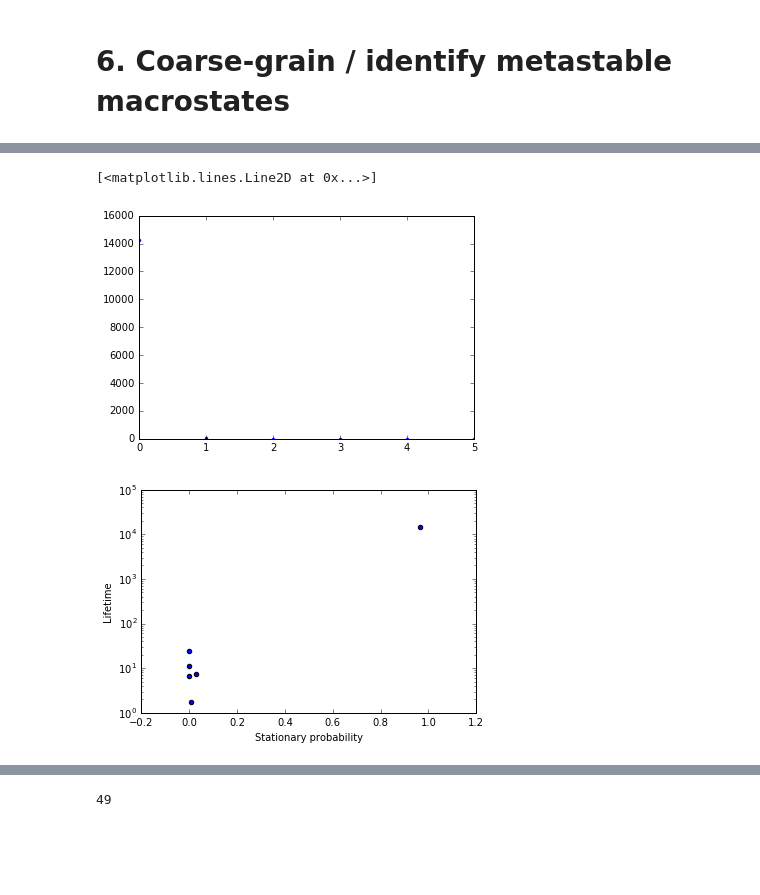
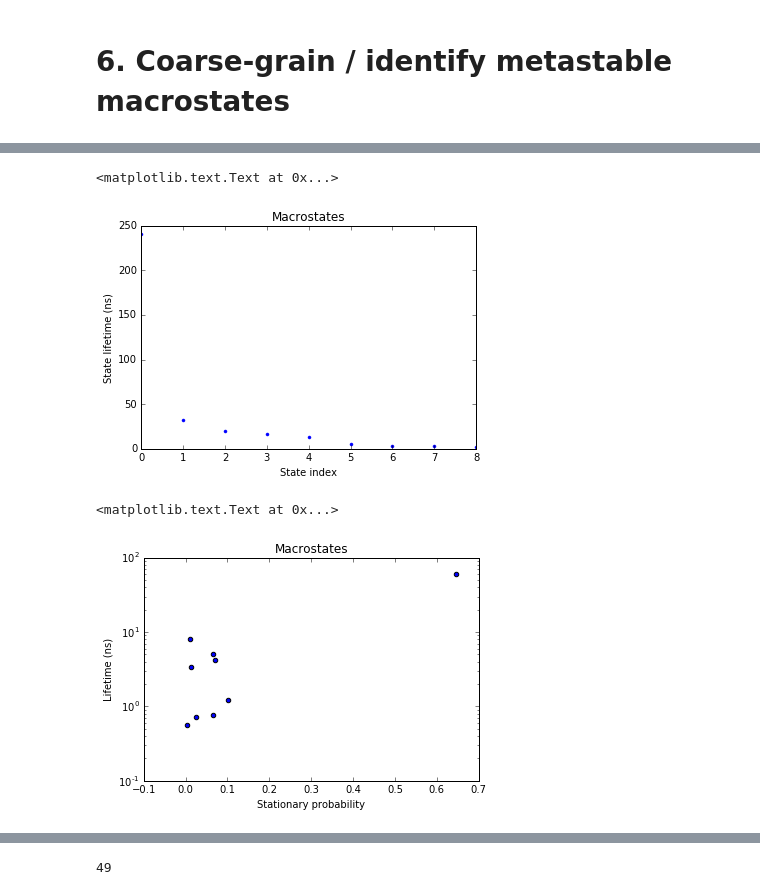
Before and after one commit to maxentile/MSMs, a Jupyter notebook: results/T4 MSM-building.ipynb, the cells around one changed output, grey strips where cells are left out. Drawn from its saved outputs; the diff is of its cells as text; code cells hidden in the pictures; blank space fills up the shorter version.

Commit message:
update timescales figures, add more explanation

```diff
--- a/results/T4 MSM-building.ipynb
+++ b/results/T4 MSM-building.ipynb
@@ -325,3 +329,9 @@ getting output of MiniBatchKmeansClustering: 100% (301/301) [######] eta 00:01 |
 its = pyemma.msm.its(dtrajs_500,nits=10)
 # %% [output]
 estimating MaximumLikelihoodMSM: 100% (14/14) [####################] eta 00:09 \
+# %%
+from simtk import unit as u
+time_per_frame=250*u.picosecond
+# %%
+frames_per_nanosecond = int(1*u.nanosecond / time_per_frame)
+frames_per_nanosecond
@@ -422,12 +438,7 @@ np.trace(mb_msm.transmat_),np.trace(mb_msm.transmat_)/len(mb_msm.transmat_)
 # 6. Coarse-grain / identify metastable macrostates
 # %%
 # given a metastability threshold, choose number of metastable states
-from simtk import unit as u
-integration_timestep = 2.0 * u.femtosecond
-time_per_frame = 1000 * integration_timestep # this is probably wrong
-time_per_frame.value_in_unit(u.picosecond)
-
-metastability_threshold = 2 * u.nanosecond
+metastability_threshold = 500 * u.nanosecond
 
 threshold_in_frames = metastability_threshold/time_per_frame
 threshold_in_frames
@@ -436,4 +447,4 @@ threshold_in_frames
 # %%
-n_macro = sum(msm.timescales()>5000)
+n_macro = sum(msm.timescales()>threshold_in_frames)
 n_macro
 # %% [output]
@@ -457,15 +477,20 @@ np.trace(hmm.P)/len(hmm.P)
 # %%
-hmm_lifetimes = 1/(1-np.diag(hmm.P))
+hmm_lifetimes = (1/(1-np.diag(hmm.P)))/frames_per_nanosecond
 plt.plot(np.sort(hmm_lifetimes)[::-1],'.')
+plt.xlabel('State index')
+plt.ylabel('State lifetime (ns)')
+plt.title('Macrostates')
 # %% [output]
-[<matplotlib.lines.Line2D at 0x...>]
+<matplotlib.text.Text at 0x...>
-[figure, old version]
+[figure, new version]
 # %%
-plt.scatter(hmm.stationary_distribution,hmm_lifetimes)
+plt.scatter(hmm.stationary_distribution,hmm_lifetimes / frames_per_nanosecond)
 plt.xlabel('Stationary probability')
-plt.ylabel('Lifetime')
+plt.ylabel('Lifetime (ns)')
 
 #plt.xscale('log')
 plt.yscale('log')
+plt.title('Macrostates')
 # %% [output]
+<matplotlib.text.Text at 0x...>
-[figure, old version]
+[figure, new version]
```
Also changed, not shown: parts of 16 cells of this notebook.
